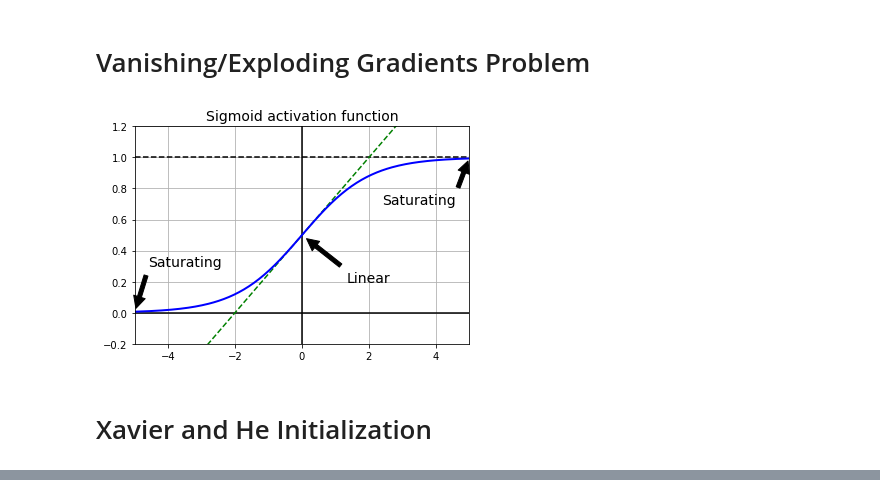
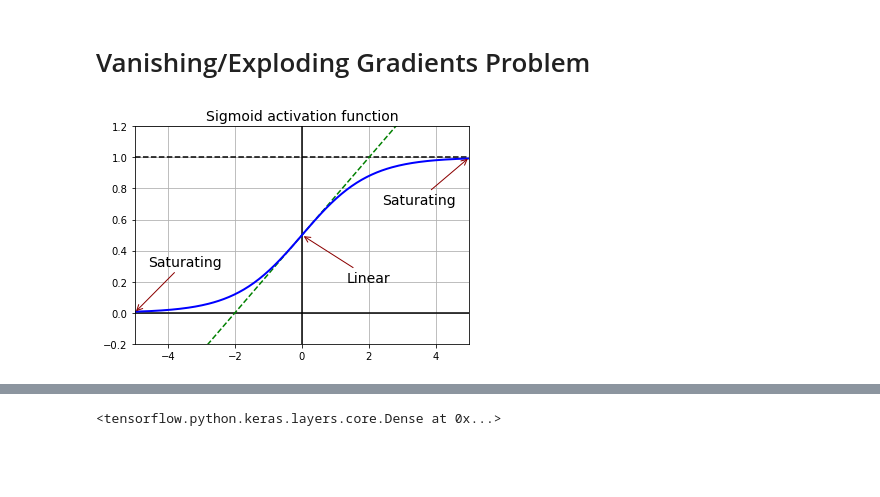
Before and after one commit to lientranie/Machine-Learning-and-Data-Analysis, a Jupyter notebook: Training Deep Neural Networks .ipynb, the cells around one changed output, grey strips where cells are left out. Drawn from its saved outputs; the diff is of its cells as text; code cells hidden in the pictures; blank space fills up the shorter version.

```diff
--- a/Training Deep Neural Networks .ipynb
+++ b/Training Deep Neural Networks .ipynb
@@ -25,29 +25,28 @@ def save_pictures(fig_id, tight_layout =True, fig_extension ="png", resolution =
 # %% [markdown]
 # Vanishing/Exploding Gradients Problem
 # %%
-def logit(z):
+def sigmoid(z):
     return 1 / (1 + np.exp(-z))
 # %%
-z = np.linspace(-5, 5, 200)
+a = 5
+z = np.linspace(-a, a, 200)
 
-plt.plot([-5, 5], [0, 0], 'k-')
-plt.plot([-5, 5], [1, 1], 'k--')
+plt.plot([-a, a], [0, 0], 'k-')
+plt.plot([-a, a], [1, 1], 'k--')
 plt.plot([0, 0], [-0.2, 1.2], 'k-')
-plt.plot([-5, 5], [-3/4, 7/4], 'g--')
-plt.plot(z, logit(z), "b-", linewidth=2)
-props = dict(facecolor='black', shrink=0.1)
+plt.plot([-a, a], [-3/4, 7/4], 'g--')
+plt.plot(z, sigmoid(z), "b-", linewidth=2)
+props = dict(arrowstyle = "->", color ="darkred")
 plt.annotate('Saturating', xytext=(3.5, 0.7), xy=(5, 1), arrowprops=props, fontsize=14, ha="center")
 plt.annotate('Saturating', xytext=(-3.5, 0.3), xy=(-5, 0), arrowprops=props, fontsize=14, ha="center")
 plt.annotate('Linear', xytext=(2, 0.2), xy=(0, 0.5), arrowprops=props, fontsize=14, ha="center")
 plt.grid(True)
 plt.title("Sigmoid activation function", fontsize=14)
-plt.axis([-5, 5, -0.2, 1.2])
+plt.axis([-a, a, -0.2, 1.2])
 
 plt.show()
 # %% [output]
-[figure, old version]
+[figure, new version]
-# %% [markdown]
-# Xavier and He Initialization
 # %%
 [name for name in dir(keras.initializers) if not name.startswith("_")]
 # %% [output]
@@ -68,3 +67,9 @@ plt.show()
  'truncated_normal',
  'variance_scaling',
  'zeros']
+# %%
+keras.layers.Dense(10, activation = "relu", kernel_initializer ="he_normal")
+init = keras.initializers.VarianceScaling(scale =2., mode ="fan_avg", distribution = "uniform")
+keras.layers.Dense(10, activation ="relu", kernel_initializer =init)
+# %% [output]
+<tensorflow.python.keras.layers.core.Dense at 0x...>
```
Also changed, not shown: parts of 12 cells of this notebook, 11 other files.
